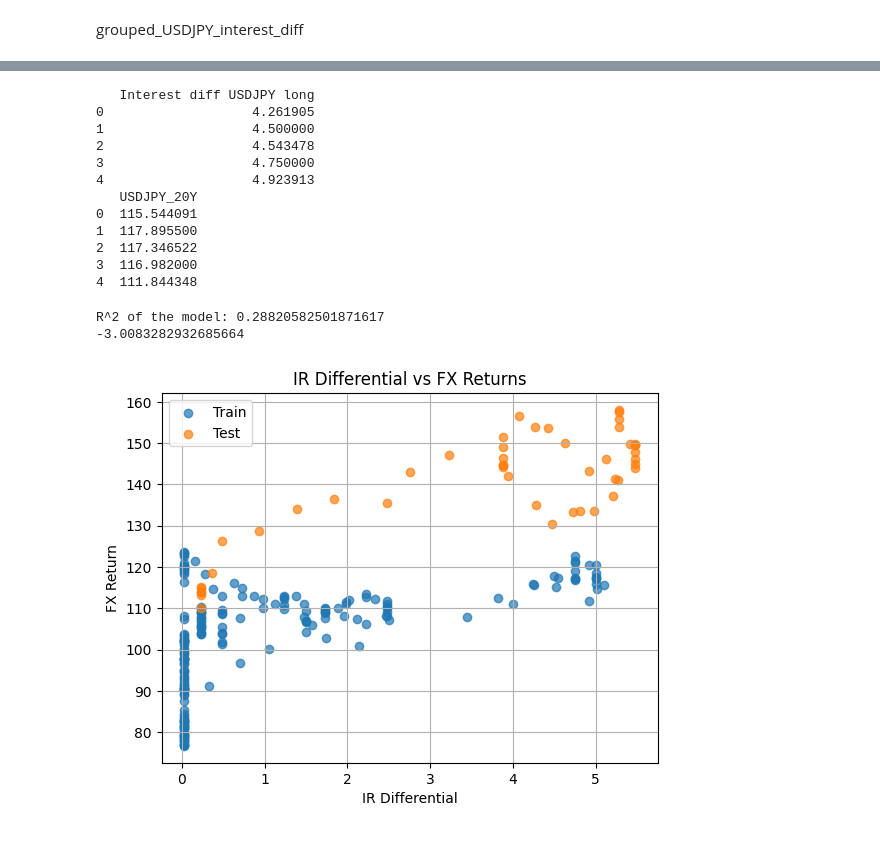
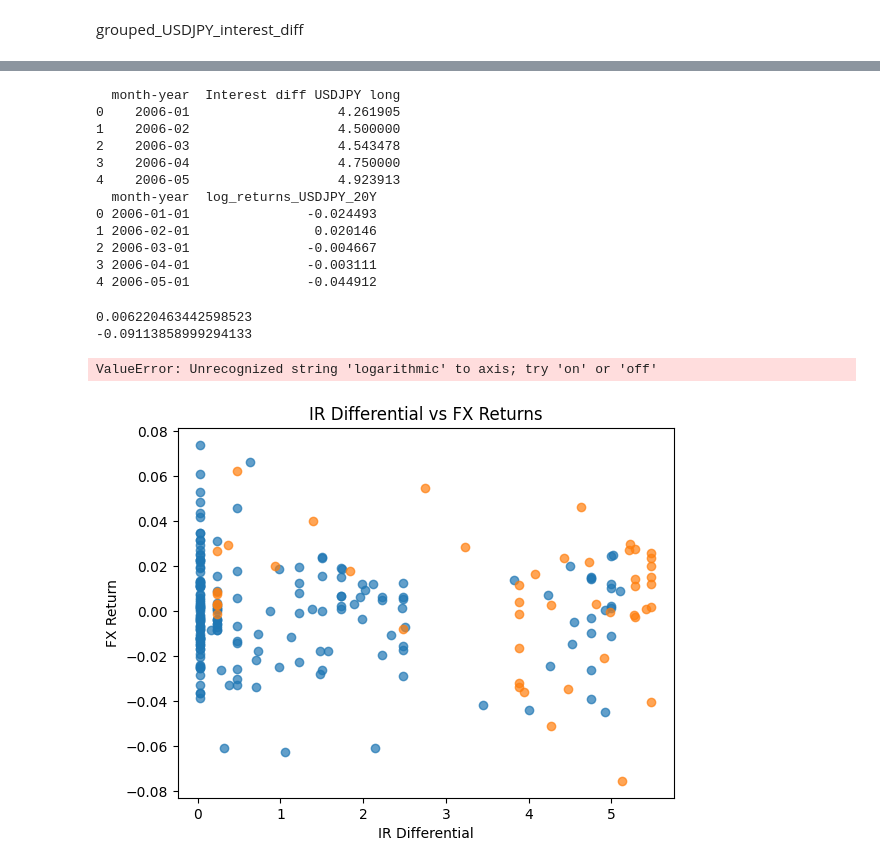
Before and after one commit to Adnan-Anwar-Data-enthusiast/Currency-speculation, a Jupyter notebook: 1. Data cleaning and formatting.ipynb, the cells around one changed output, grey strips where cells are left out. Cells and saved outputs as stored; diff of their text form; code cells hidden in the pictures.

```diff
--- a/1. Data cleaning and formatting.ipynb
+++ b/1. Data cleaning and formatting.ipynb
@@ -560,7 +549,7 @@ grouped_USDJPY_interest_diff
 grouped_USDJPY_interest_diff
 # %%
 x_ir = grouped_USDJPY_interest_diff
-y_fx = merged_df_month_year[['month-year', 'USDJPY_20Y']]
+y_fx = merged_df_month_year[['month-year', 'log_returns_USDJPY_20Y']]
 # %%
 #function to split every pandas df by train and train_test_split
 def train_test_split_df(df, train_size,  test_size):
@@ -592,54 +581,53 @@ print(y_fx_train.head())
 # %%
 #dropping the time and resetting the index
-x_ir_train = x_ir_train.drop(columns=['month-year'])
-x_ir_train_copy = x_ir_train.copy()
-x_ir_test = x_ir_test.drop(columns=['month-year'])
-x_ir_test_copy = x_ir_test.copy()
-y_fx_train = y_fx_train.drop(columns=['month-year'])
-y_fx_train_copy = y_fx_train.copy()
-y_fx_test = y_fx_test.drop(columns=['month-year'])
-y_fx_test_copy = y_fx_test.copy()
-x_ir_train.reset_index(drop=True, inplace=True)
-x_ir_test.reset_index(drop=True, inplace=True)
-y_fx_test.reset_index(drop=True, inplace=True)
-y_fx_train.reset_index(drop=True, inplace=True)
+x_ir_train_copy = x_ir_train.drop(columns=['month-year'])
+
+x_ir_test_copy = x_ir_test.drop(columns=['month-year'])
+y_fx_train_copy = y_fx_train.drop(columns=['month-year'])
+
+y_fx_test_copy = y_fx_test.drop(columns=['month-year'])
+x_ir_train_copy.reset_index(drop=True, inplace=True)
+x_ir_test_copy.reset_index(drop=True, inplace=True)
+y_fx_test_copy.reset_index(drop=True, inplace=True)
+y_fx_train_copy.reset_index(drop=True, inplace=True)
 # %%
-print(x_ir_train_copy.head())
+print(x_ir_train.head())
 print(y_fx_train.head())
 # %% [output]
-   Interest diff USDJPY long
-0                   4.261905
-1                   4.500000
-2                   4.543478
-3                   4.750000
-4                   4.923913
-   USDJPY_20Y
-0  115.544091
-1  117.895500
-2  117.346522
-3  116.982000
-4  111.844348
+  month-year  Interest diff USDJPY long
+0    2006-01                   4.261905
+1    2006-02                   4.500000
+2    2006-03                   4.543478
+3    2006-04                   4.750000
+4    2006-05                   4.923913
+  month-year  log_returns_USDJPY_20Y
+0 2006-01-01               -0.024493
+1 2006-02-01                0.020146
+2 2006-03-01               -0.004667
+3 2006-04-01               -0.003111
+4 2006-05-01               -0.044912
 # %%
 model = LinearRegression()
 # Fitting the model
-model.fit(x_ir_train, y_fx_train)
+model.fit(x_ir_train_copy, y_fx_train_copy)
 # Predicting the test set results
-y_fx_pred = model.predict(x_ir_test)
+y_fx_pred = model.predict(x_ir_test_copy)
 # Displaying the r^2 of the model
-print(f'R^2 of the model: {model.score(x_ir_train, y_fx_train)}')
-print(model.score(x_ir_test, y_fx_test))
+print(model.score(x_ir_train_copy, y_fx_train_copy))
+print(model.score(x_ir_test_copy, y_fx_test_copy))
 # %% [output]
-R^2 of the model: 0.28820582501871617
--3.0083282932685664
+0.006220463442598523
+-0.09113858999294133
 # %%
-
-plt.scatter(x_ir_train, y_fx_train, label='Train', alpha=0.7)
-plt.scatter(x_ir_test, y_fx_test, label='Test', alpha=0.7)
+plt.scatter(x_ir_train_copy, y_fx_train_copy, label='Train', alpha=0.7)
+plt.scatter(x_ir_test_copy, y_fx_test_copy, label='Test', alpha=0.7)
 plt.title("IR Differential vs FX Returns")
 plt.xlabel("IR Differential")
 plt.ylabel("FX Return")
+plt.axis('logarithmic')
 plt.legend()
 plt.grid(True)
 plt.show()
 # %% [output]
+ValueError: Unrecognized string 'logarithmic' to axis; try 'on' or 'off'
-[figure, old version]
+[figure, new version]
```
Also changed, not shown: parts of 4 cells of this notebook.
